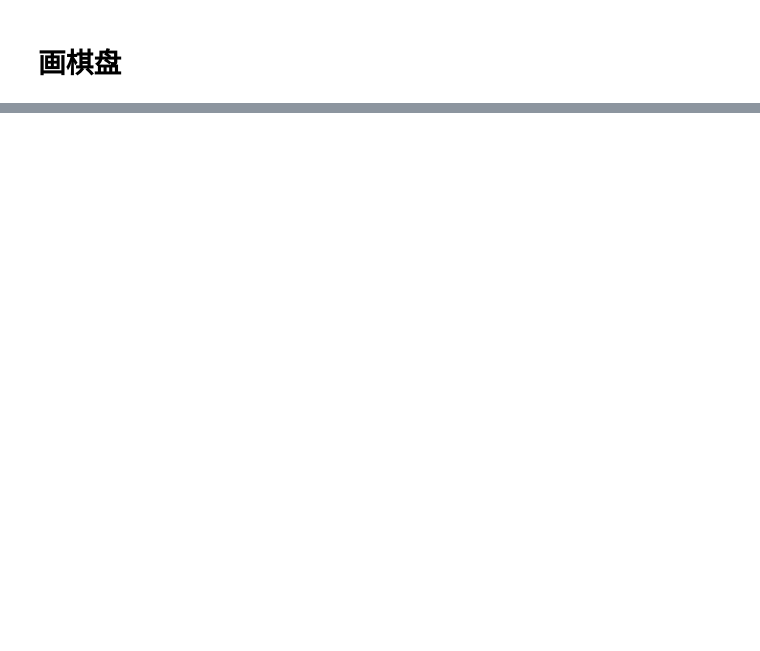
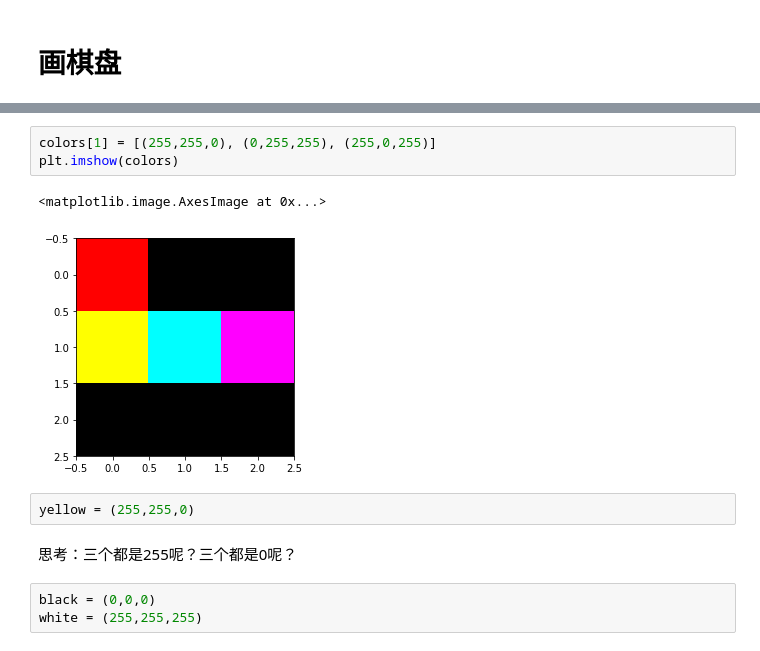
Before and after one commit to NEU-AI/BookComputerVision, a Jupyter notebook: chessboard.ipynb, the cells around one changed output, grey strips where cells are left out. Saved outputs shown, nothing was run; the diff lists cells and outputs as text; blank space fills up the shorter version.

```diff
--- a/chessboard.ipynb
+++ b/chessboard.ipynb
@@ -8,0 +48,13 @@ import cv2
+# %%
+colors[1] = [(255,255,0), (0,255,255), (255,0,255)]
+plt.imshow(colors)
+# %% [output]
+<matplotlib.image.AxesImage at 0x...>
+[figure, added]
+# %%
+yellow = (255,255,0)
+# %% [markdown]
+思考：三个都是255呢？三个都是0呢？
+# %%
+black = (0,0,0)
+white = (255,255,255)
```
Also changed, not shown: parts of 32 cells of this notebook.
